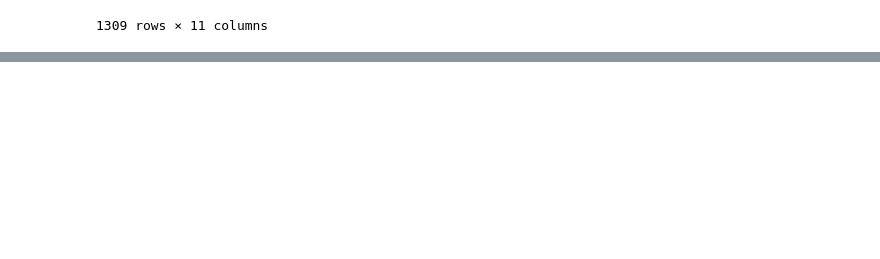
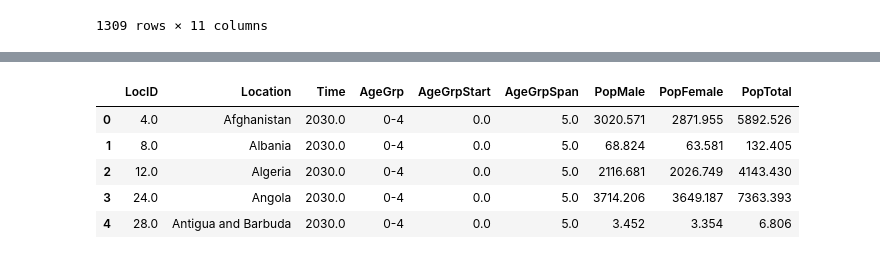
Before and after one commit to dpkasahu/Python_library, a Jupyter notebook: pandas_01.ipynb, the cells around one changed output, grey strips where cells are left out. Cells and saved outputs as stored; diff of their text form; code cells hidden in the pictures; blank space fills up the shorter version.

```diff
--- a/pandas_01.ipynb
+++ b/pandas_01.ipynb
@@ -407,0 +437,10 @@ dtf1
+# %%
+dtf3=pd.read_excel('/content/population.xlsx')
+dtf3.head()
+# %% [output]
+|  | LocID | Location | Time | AgeGrp | AgeGrpStart | AgeGrpSpan | PopMale | PopFemale | PopTotal |
+| 0 | 4.0 | Afghanistan | 2030.0 | 0-4 | 0.0 | 5.0 | 3020.571 | 2871.955 | 5892.526 |
+| 1 | 8.0 | Albania | 2030.0 | 0-4 | 0.0 | 5.0 | 68.824 | 63.581 | 132.405 |
+| 2 | 12.0 | Algeria | 2030.0 | 0-4 | 0.0 | 5.0 | 2116.681 | 2026.749 | 4143.430 |
+| 3 | 24.0 | Angola | 2030.0 | 0-4 | 0.0 | 5.0 | 3714.206 | 3649.187 | 7363.393 |
+| 4 | 28.0 | Antigua and Barbuda | 2030.0 | 0-4 | 0.0 | 5.0 | 3.452 | 3.354 | 6.806 |
```
Also changed, not shown: parts of 1 cell of this notebook.
